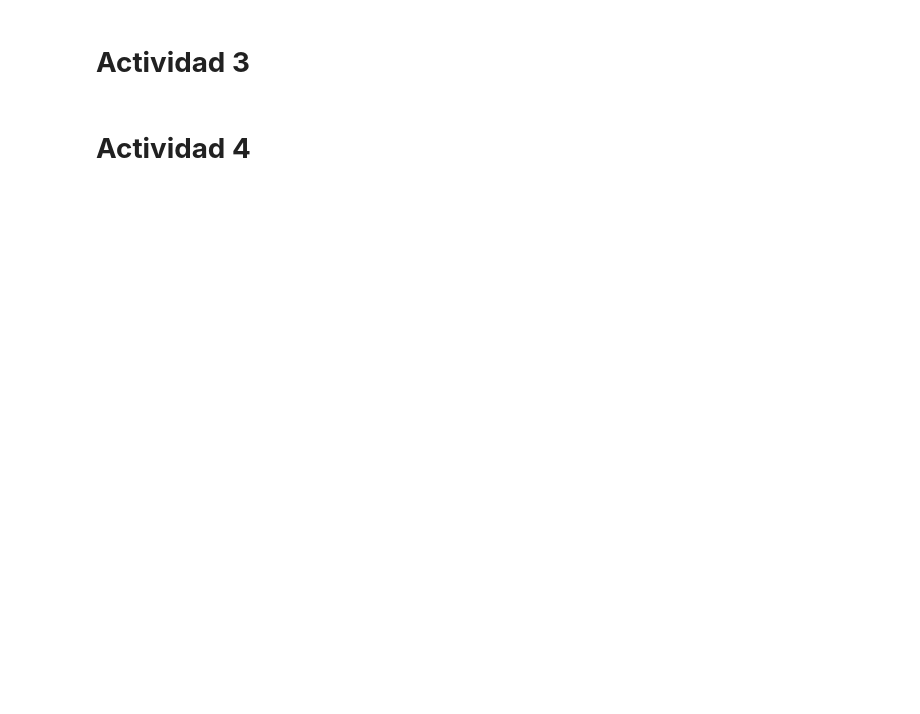
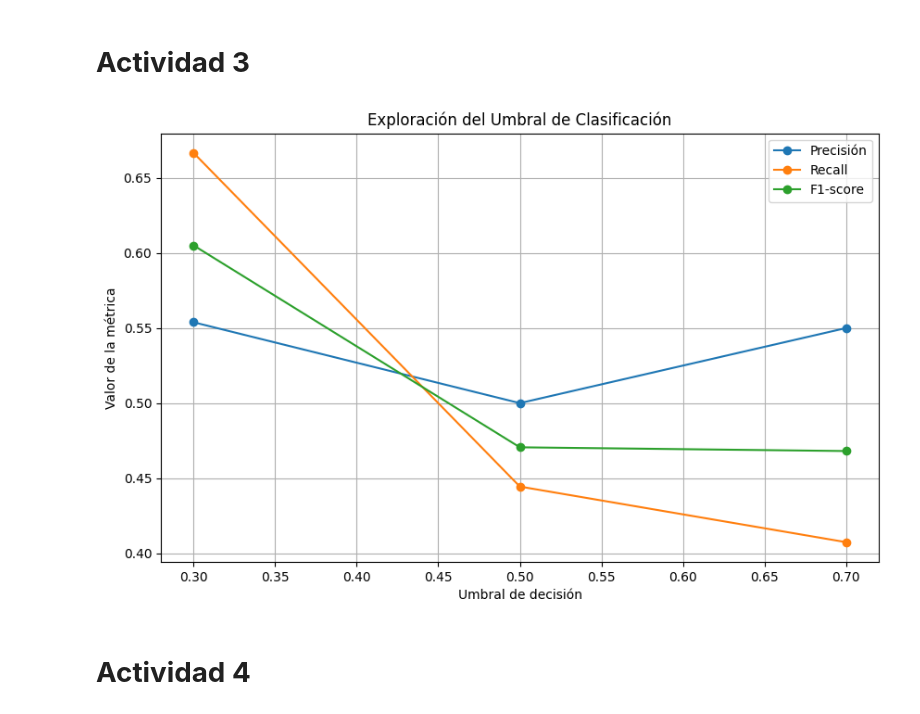
Before and after one commit to Melany2708/AILabs-Lab05, a Jupyter notebook: Lab05_LR.ipynb, the cells around one changed output. Drawn from its saved outputs; the diff is of its cells as text; code cells hidden in the pictures; blank space fills up the shorter version.

```diff
--- a/Lab05_LR.ipynb
+++ b/Lab05_LR.ipynb
@@ -601,4 +641,38 @@ La validación cruzada da una estimación más robusta del desempeño general de
 # %% [markdown]
 # **Actividad 3**
+# %%
+# Obtener probabilidades
+y_prob = modelo.predict_proba(X_test)[:, 1]
+
+# Umbrales a probar
+umbrales = [0.3, 0.5, 0.7]
+precisiones = []
+recalls = []
+f1_scores = []
+
+# Calcular métricas para cada umbral
+for umbral in umbrales:
+    y_pred_umbral = (y_prob >= umbral).astype(int)
+    precision = precision_score(y_test, y_pred_umbral)
+    recall = recall_score(y_test, y_pred_umbral)
+    f1 = f1_score(y_test, y_pred_umbral)
+
+    precisiones.append(precision)
+    recalls.append(recall)
+    f1_scores.append(f1)
+
+# Graficar resultados
+plt.figure(figsize=(10, 6))
+plt.plot(umbrales, precisiones, label='Precisión', marker='o')
+plt.plot(umbrales, recalls, label='Recall', marker='o')
+plt.plot(umbrales, f1_scores, label='F1-score', marker='o')
+plt.xlabel('Umbral de decisión')
+plt.ylabel('Valor de la métrica')
+plt.title('Exploración del Umbral de Clasificación')
+plt.legend()
+plt.grid(True)
+plt.show()
+# %% [output]
+[figure, added]
 # %% [markdown]
 # **Actividad 4**
```
Also changed, not shown: parts of 4 cells of this notebook.
